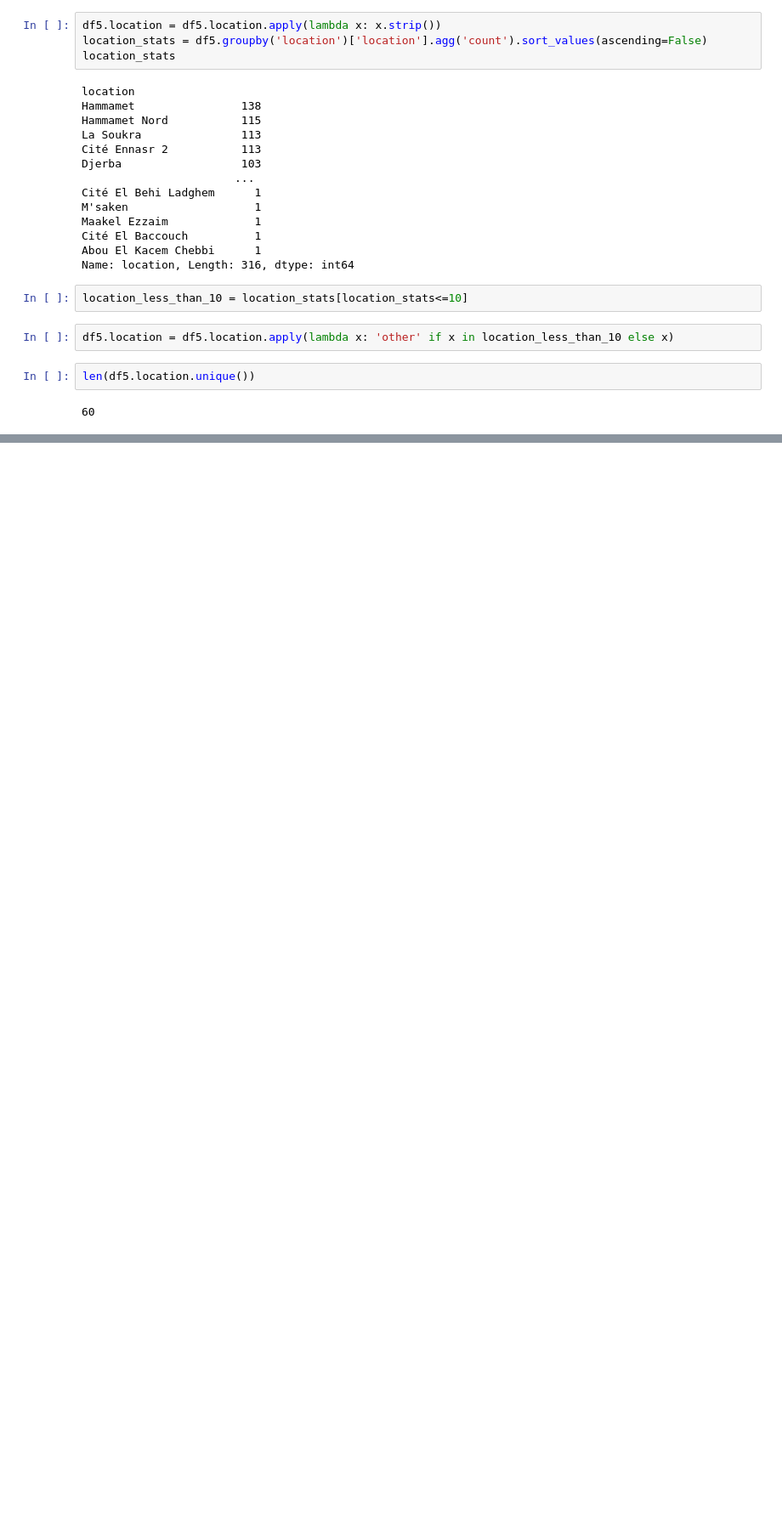
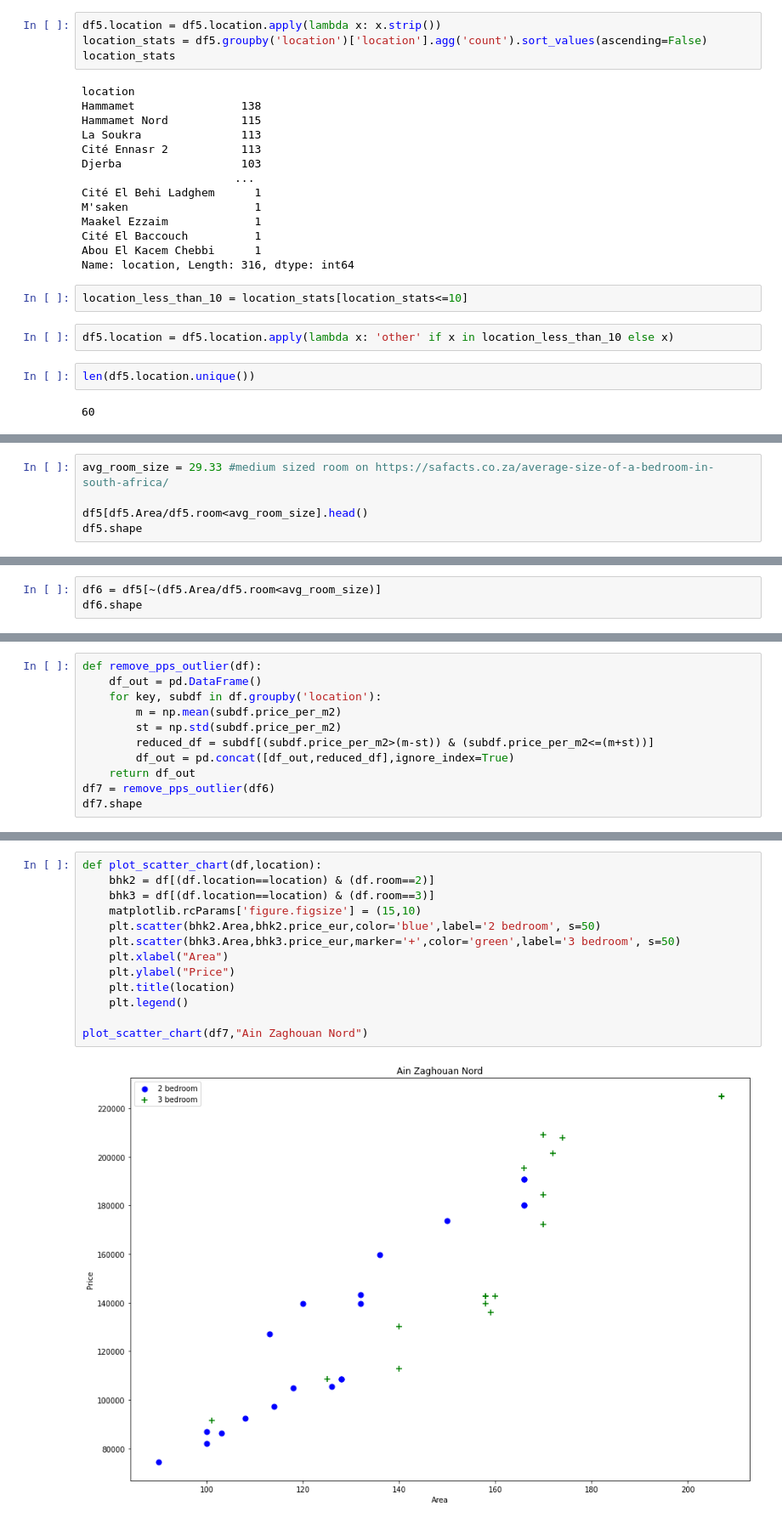
Before and after one commit to Jomar77/NZ-House-Price-Predictor, a Jupyter notebook: main.ipynb, the cells around one changed output, grey strips where cells are left out. Shown: that part at 85% size. Saved outputs shown, nothing was run; the diff lists cells and outputs as text; blank space fills up the shorter version.

Commit message:
data cleaned

```diff
--- a/main.ipynb
+++ b/main.ipynb
@@ -155,0 +170,5 @@ len(df5.location.unique())
+# %%
+avg_room_size = 29.33 #medium sized room on https://safacts.co.za/average-size-of-a-bedroom-in-south-africa/
+
+df5[df5.Area/df5.room<avg_room_size].head()
+df5.shape
@@ -155,0 +177,3 @@ len(df5.location.unique())
+# %%
+df6 = df5[~(df5.Area/df5.room<avg_room_size)]
+df6.shape
@@ -155,0 +194,11 @@ len(df5.location.unique())
+# %%
+def remove_pps_outlier(df):
+    df_out = pd.DataFrame()
+    for key, subdf in df.groupby('location'):
+        m = np.mean(subdf.price_per_m2)
+        st = np.std(subdf.price_per_m2)
+        reduced_df = subdf[(subdf.price_per_m2>(m-st)) & (subdf.price_per_m2<=(m+st))]
+        df_out = pd.concat([df_out,reduced_df],ignore_index=True)
+    return df_out
+df7 = remove_pps_outlier(df6)
+df7.shape
@@ -155,0 +207,15 @@ len(df5.location.unique())
+# %%
+def plot_scatter_chart(df,location):
+    bhk2 = df[(df.location==location) & (df.room==2)]
+    bhk3 = df[(df.location==location) & (df.room==3)]
+    matplotlib.rcParams['figure.figsize'] = (15,10)
+    plt.scatter(bhk2.Area,bhk2.price_eur,color='blue',label='2 bedroom', s=50)
+    plt.scatter(bhk3.Area,bhk3.price_eur,marker='+',color='green',label='3 bedroom', s=50)
+    plt.xlabel("Area")
+    plt.ylabel("Price")
+    plt.title(location)
+    plt.legend()
+
+plot_scatter_chart(df7,"Ain Zaghouan Nord")
+# %% [output]
+[figure, added]
```
Also changed, not shown: parts of 14 cells of this notebook.
